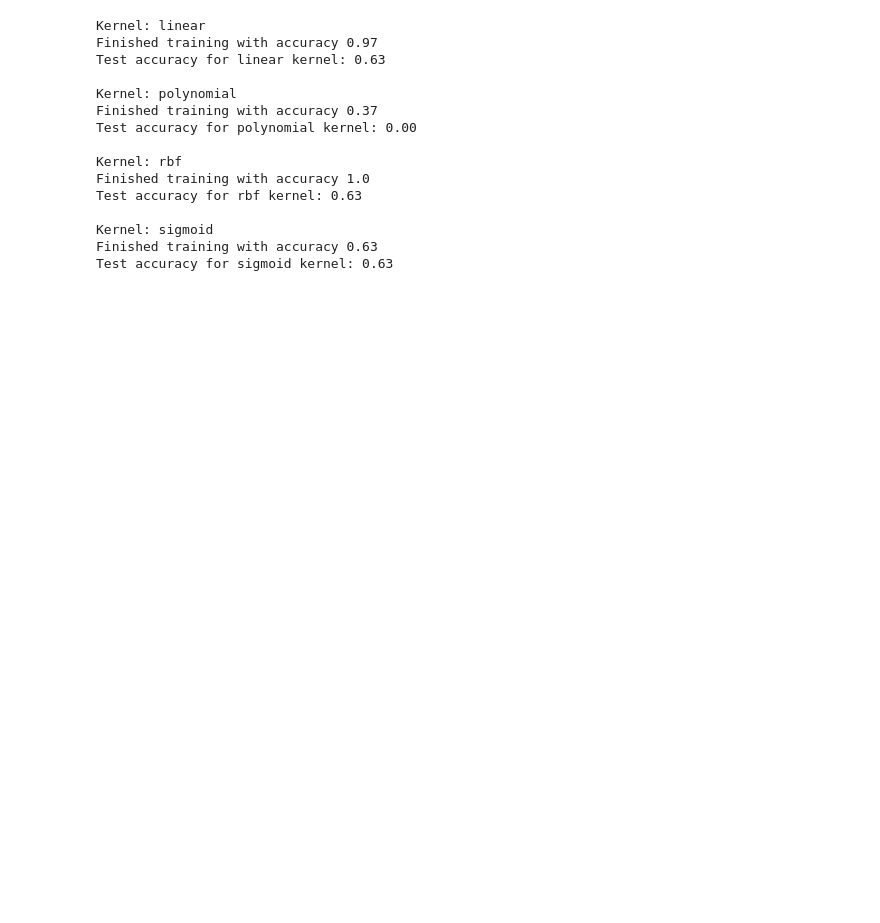
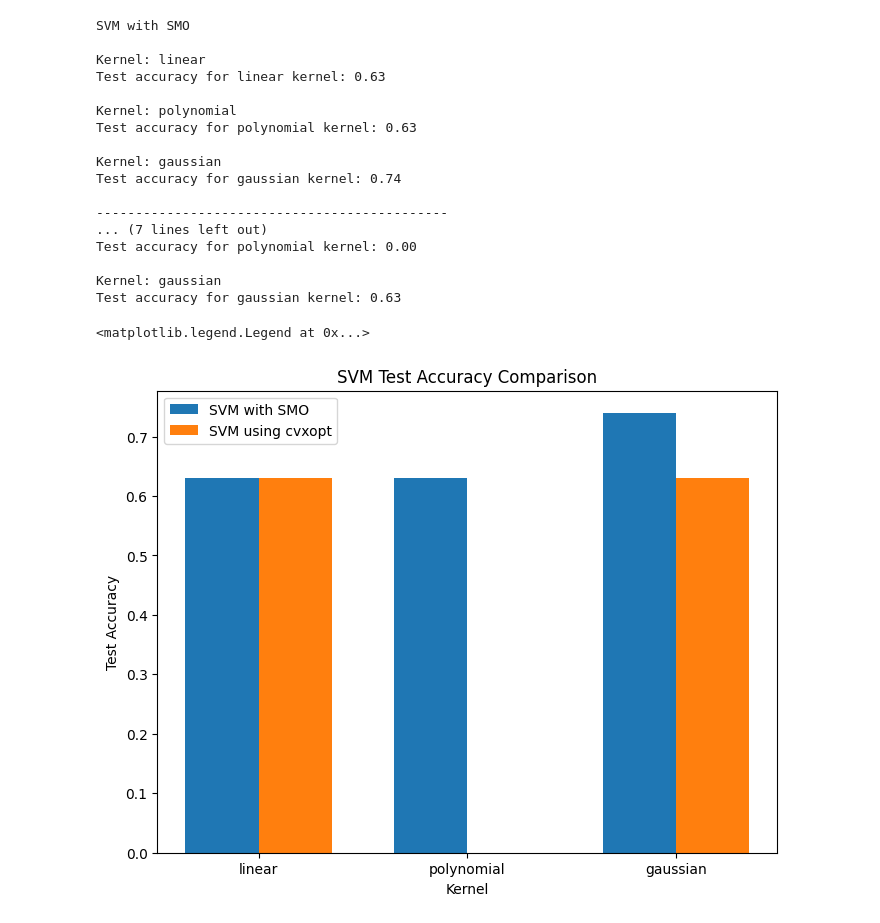
Before and after one commit to filnow/DL-UAM-24, a Jupyter notebook: lab3/lab3.ipynb, the cells around one changed output. Drawn from its saved outputs; the diff is of its cells as text; code cells hidden in the pictures; blank space fills up the shorter version.

```diff
--- a/lab3/lab3.ipynb
+++ b/lab3/lab3.ipynb
@@ -173,30 +322,68 @@ Test accuracy for sigmoid kernel: 0.00
 # %%
-#SVM for Breast Cancer dataset
+#SVM test with Breast Cancer dataset
 
 X, y = load_breast_cancer(return_X_y=True)
 
 X_train, X_test, y_train, y_test = train_test_split(X, y, test_size=0.2, random_state=1)
 
-for kernel in kernel_funs.keys():
-    print(f"Kernel: {kernel}")
-    svm = SVM(kernel=kernel)
-    svm.fit(X_train, y_train, eval_train=True)
+print("SVM with SMO\n")
 
-    y_pred = svm.predict(X_test)
-    print(f"Test accuracy for {kernel} kernel: {np.sum(y_test==y_pred)/y_test.shape[0]:.2f}\n")
+svm_smo = {}
+svm_cvxopt = {}
+
+for i in range(2):
+    for kernel in kernel_funs.keys():
+        print(f"Kernel: {kernel}")
+        svm = SVM_SMO(kernel=kernel) if i == 0 else SVM(kernel=kernel)
+        svm.fit(X_train, y_train)
+
+        y_pred = svm.predict(X_test)
+
+        if i == 0:
+            svm_smo[kernel] = round(np.sum(y_test==y_pred)/y_test.shape[0], 2)
+        else:
+            svm_cvxopt[kernel] = round(np.sum(y_test==y_pred)/y_test.shape[0], 2)
+
+        print(f"Test accuracy for {kernel} kernel: {np.sum(y_test==y_pred)/y_test.shape[0]:.2f}\n")
+
+    if i == 0:
+        print('---------------------------------------------')
+        print("\nSVM using cvxopt\n")
+
+#Plot testing accuracy for both SVM with SMO and SVM using cvxopt
+
+fig, ax = plt.subplots(figsize=(8, 6))
+
+x = list(range(len(svm_smo)))
+width = 0.35
+
+ax.bar([i - width/2 for i in x], list(svm_smo.values()), width, label='SVM with SMO')
+ax.bar([i + width/2 for i in x], list(svm_cvxopt.values()), width, label='SVM using cvxopt')
+
+ax.set_xticks(x)
+ax.set_xticklabels(list(svm_smo.keys()))
+
+ax.set_xlabel('Kernel')
+ax.set_ylabel('Test Accuracy')
+ax.set_title('SVM Test Accuracy Comparison')
+ax.legend()
 # %% [output]
+SVM with SMO
+
 Kernel: linear
-Finished training with accuracy 0.97
 Test accuracy for linear kernel: 0.63
 
 Kernel: polynomial
-Finished training with accuracy 0.37
+Test accuracy for polynomial kernel: 0.63
+
+Kernel: gaussian
+Test accuracy for gaussian kernel: 0.74
+
+---------------------------------------------
+... (7 lines left out)
 Test accuracy for polynomial kernel: 0.00
 
-Kernel: rbf
-Finished training with accuracy 1.0
-Test accuracy for rbf kernel: 0.63
-
-Kernel: sigmoid
-Finished training with accuracy 0.63
-Test accuracy for sigmoid kernel: 0.63
+Kernel: gaussian
+Test accuracy for gaussian kernel: 0.63
+<matplotlib.legend.Legend at 0x...>
+[figure, added]
```
Also changed, not shown: parts of 10 cells of this notebook.
